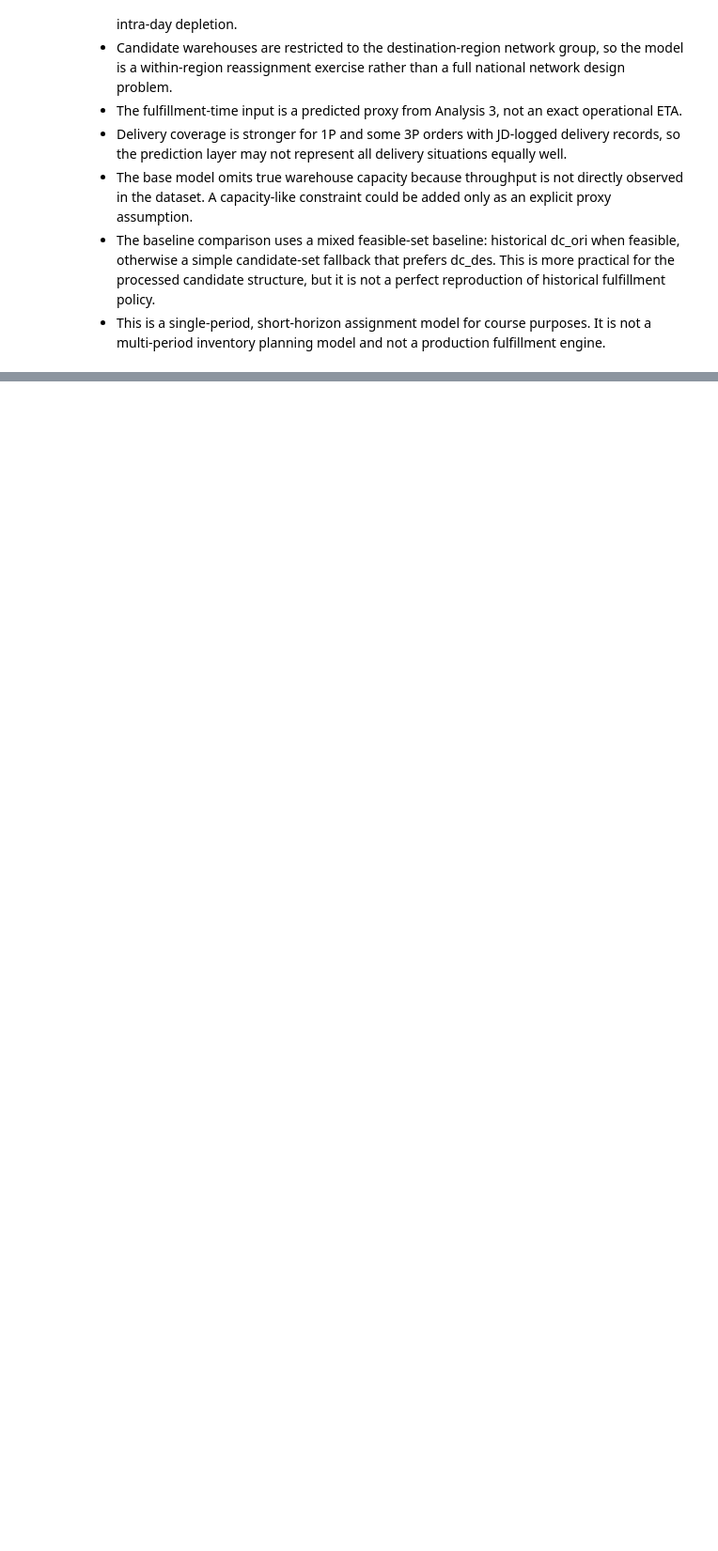
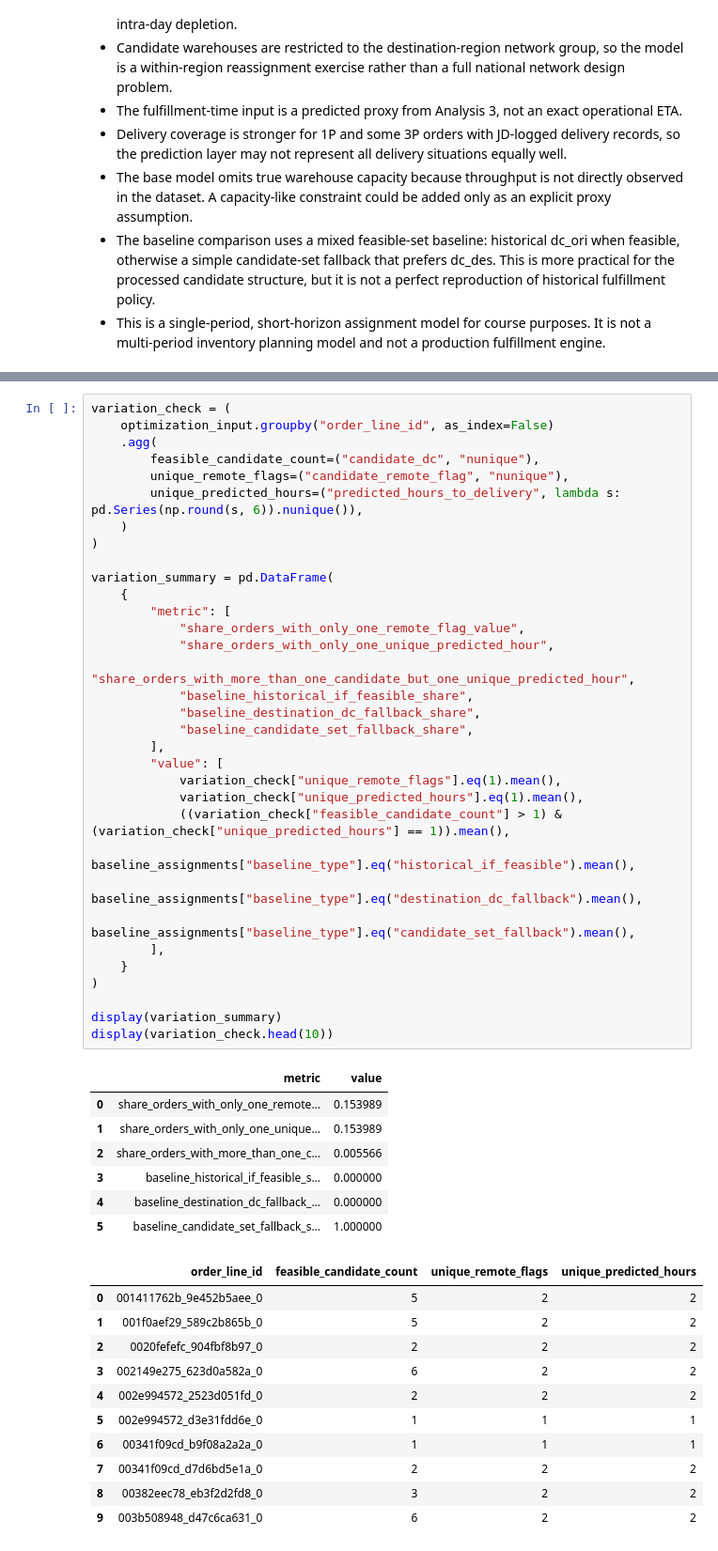
Before and after one commit to albertgaoq-creator/jd-fulfillment-optimization, a Jupyter notebook: notebooks/05_part_c_optimization.ipynb, the cells around one changed output, grey strips where cells are left out. Shown at 94% size. Cells and saved outputs as stored; diff of their text form; blank space fills up the shorter version.

```diff
--- a/notebooks/05_part_c_optimization.ipynb
+++ b/notebooks/05_part_c_optimization.ipynb
@@ -743,0 +1183,52 @@ plt.show()
+# %%
+variation_check = (
+    optimization_input.groupby("order_line_id", as_index=False)
+    .agg(
+        feasible_candidate_count=("candidate_dc", "nunique"),
+        unique_remote_flags=("candidate_remote_flag", "nunique"),
+        unique_predicted_hours=("predicted_hours_to_delivery", lambda s: pd.Series(np.round(s, 6)).nunique()),
+    )
+)
+
+variation_summary = pd.DataFrame(
+    {
+        "metric": [
+            "share_orders_with_only_one_remote_flag_value",
+            "share_orders_with_only_one_unique_predicted_hour",
+            "share_orders_with_more_than_one_candidate_but_one_unique_predicted_hour",
+            "baseline_historical_if_feasible_share",
+            "baseline_destination_dc_fallback_share",
+            "baseline_candidate_set_fallback_share",
+        ],
+        "value": [
+            variation_check["unique_remote_flags"].eq(1).mean(),
+            variation_check["unique_predicted_hours"].eq(1).mean(),
+            ((variation_check["feasible_candidate_count"] > 1) & (variation_check["unique_predicted_hours"] == 1)).mean(),
+            baseline_assignments["baseline_type"].eq("historical_if_feasible").mean(),
+            baseline_assignments["baseline_type"].eq("destination_dc_fallback").mean(),
+            baseline_assignments["baseline_type"].eq("candidate_set_fallback").mean(),
+        ],
+    }
+)
+
+display(variation_summary)
+display(variation_check.head(10))
+# %% [output]
+|  | metric | value |
+| 0 | share_orders_with_only_one_remote... | 0.153989 |
+| 1 | share_orders_with_only_one_unique... | 0.153989 |
+| 2 | share_orders_with_more_than_one_c... | 0.005566 |
+| 3 | baseline_historical_if_feasible_s... | 0.000000 |
+| 4 | baseline_destination_dc_fallback_... | 0.000000 |
+| 5 | baseline_candidate_set_fallback_s... | 1.000000 |
+|  | order_line_id | feasible_candidate_count | unique_remote_flags | unique_predicted_hours |
+| 0 | 001411762b_9e452b5aee_0 | 5 | 2 | 2 |
+| 1 | 001f0aef29_589c2b865b_0 | 5 | 2 | 2 |
+| 2 | 0020fefefc_904fbf8b97_0 | 2 | 2 | 2 |
+| 3 | 002149e275_623d0a582a_0 | 6 | 2 | 2 |
+| 4 | 002e994572_2523d051fd_0 | 2 | 2 | 2 |
+| 5 | 002e994572_d3e31fdd6e_0 | 1 | 1 | 1 |
+| 6 | 00341f09cd_b9f08a2a2a_0 | 1 | 1 | 1 |
+| 7 | 00341f09cd_d7d6bd5e1a_0 | 2 | 2 | 2 |
+| 8 | 00382eec78_eb3f2d2fd8_0 | 3 | 2 | 2 |
+| 9 | 003b508948_d47c6ca631_0 | 6 | 2 | 2 |
```
Also changed, not shown: parts of 22 cells of this notebook, 3 other files.
